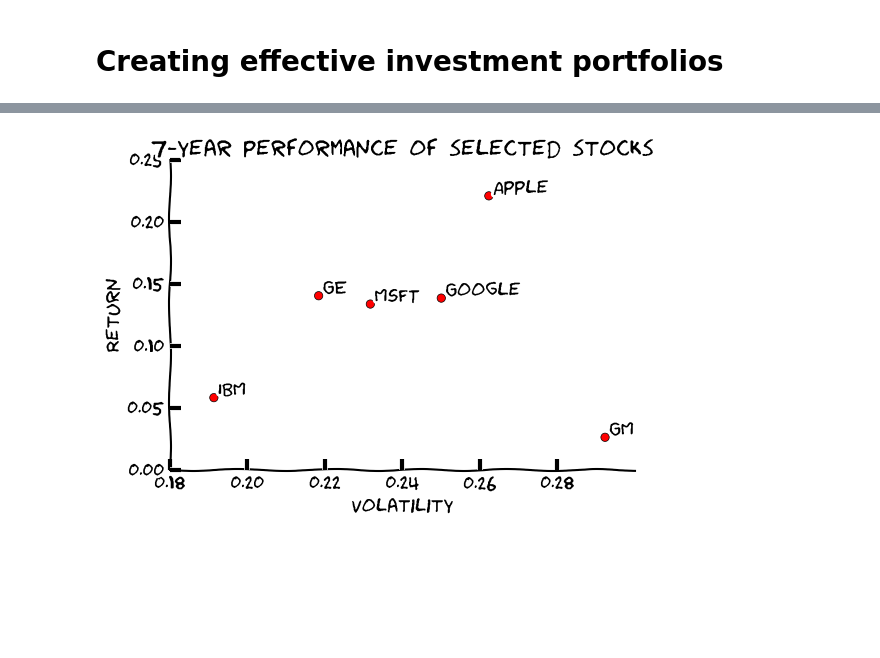
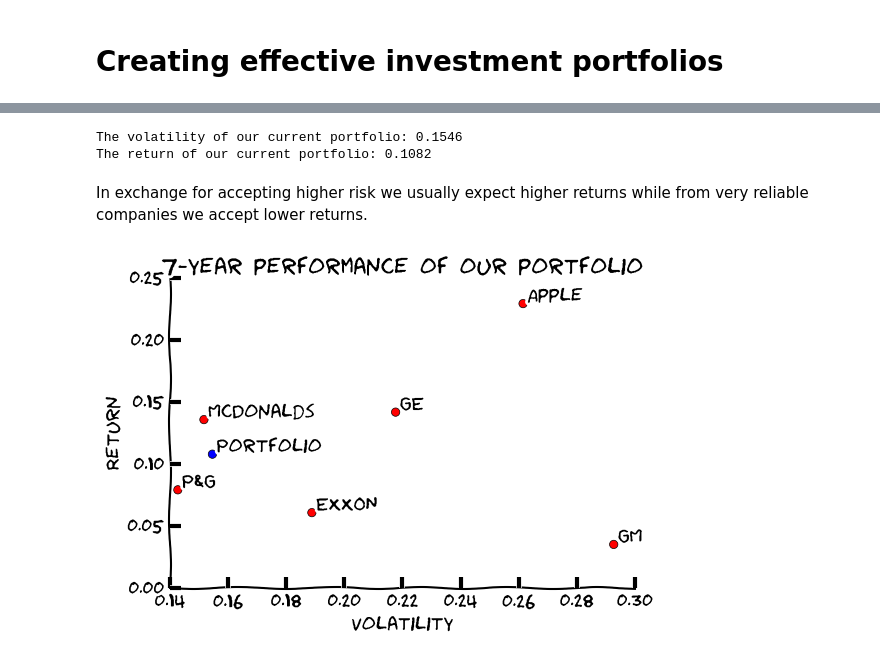
Before and after one commit to vtisza/portfolinfo, a Jupyter notebook: portfolio_returns.ipynb, the cells around one changed output, grey strips where cells are left out. Saved outputs shown, nothing was run; the diff lists cells and outputs as text; code cells hidden in the pictures; blank space fills up the shorter version.

```diff
--- a/portfolio_returns.ipynb
+++ b/portfolio_returns.ipynb
@@ -49,5 +68,5 @@ goog_vol = goog['change'].std()*sqrt(252)
 ge_vol = ge['change'].std()*sqrt(252)
 # %%
-portfolio=pd.DataFrame({'mu':[aapl_cagr,ibm_cagr,msft_cagr,gm_cagr,goog_cagr,ge_cagr],
-                        "vol":[aapl_vol,ibm_vol,msft_vol,gm_vol,goog_vol,ge_vol]},
-                      index=['Apple',"IBM","MSFT","GM","Google","GE"])
+portfolio=pd.DataFrame({'mu':[aapl_cagr,pg_cagr,exxon_cagr,gm_cagr,mcd_cagr,ge_cagr],
+                        "vol":[aapl_vol,pg_vol,exxon_vol,gm_vol,mcd_vol,ge_vol]},
+                      index=['Apple',"P&G","EXXON","GM","McDonalds","GE"])
@@ -69,0 +87,7 @@ portfolio.plot()
+# %%
+np.random.seed(472)
+portfolio_comp=np.random.rand(6)
+portfolio_comp=portfolio_comp/portfolio_comp.sum()
+portfolio_comp
+portfolio["share"]=portfolio_comp
+portfolio
@@ -69,0 +104,10 @@ portfolio.plot()
+# %%
+share_returns=pd.DataFrame()
+share_returns["aapl"]=aapl["change"]
+share_returns["pge"]=pg["change"]
+share_returns["exxon"]=exxon["change"]
+share_returns["gm"]=gm["change"]
+share_returns["mcd"]=mcd["change"]
+share_returns["ge"]=ge["change"]
+share_returns=share_returns.cov()
+share_returns
@@ -70,19 +124,31 @@ portfolio.plot()
+# %%
+portfolio_volatility = np.sqrt(portfolio_comp.dot(share_returns.values).dot(portfolio_comp.T))*sqrt(252)
+portfolio_return=np.array(portfolio["mu"]).T.dot(np.array(portfolio_comp))
+print("The volatility of our current portfolio: {:.4f} ".format(portfolio_volatility))
+print("The return of our current portfolio: {:.4f} ".format(portfolio_return))
+# %% [output]
+The volatility of our current portfolio: 0.1546
+The return of our current portfolio: 0.1082
+# %% [markdown]
+In exchange for accepting higher risk we usually expect higher returns while from very reliable companies we accept lower returns.
 # %%
 label=portfolio.index.values
 fig, ax = plt.subplots()
 
 ax.spines['right'].set_visible(False)
 ax.spines['top'].set_visible(False)
 ax.xaxis.set_ticks_position('bottom')
 ax.yaxis.set_ticks_position('left')
 
 plt.xkcd()
 plt.plot(portfolio.vol.values,portfolio.mu.values,'ro')
+plt.plot(portfolio_volatility,portfolio_return,'bo')
 plt.ylabel('Return')
 plt.xlabel('Volatility')
-plt.title("7-year performance of selected stocks")
+plt.title("7-year performance of our portfolio")
 for x in range(len(label)):
     plt.annotate(label[x], xy = (portfolio.vol.values[x], portfolio.mu.values[x]), xytext = (3, 3), textcoords = 'offset points')
+plt.annotate("Portfolio", xy = (portfolio_volatility, portfolio_return), xytext = (3, 3), textcoords = 'offset points')
 plt.show()
 # %% [output]
-[figure, old version]
+[figure, new version]
```
Also changed, not shown: parts of 41 cells of this notebook.
